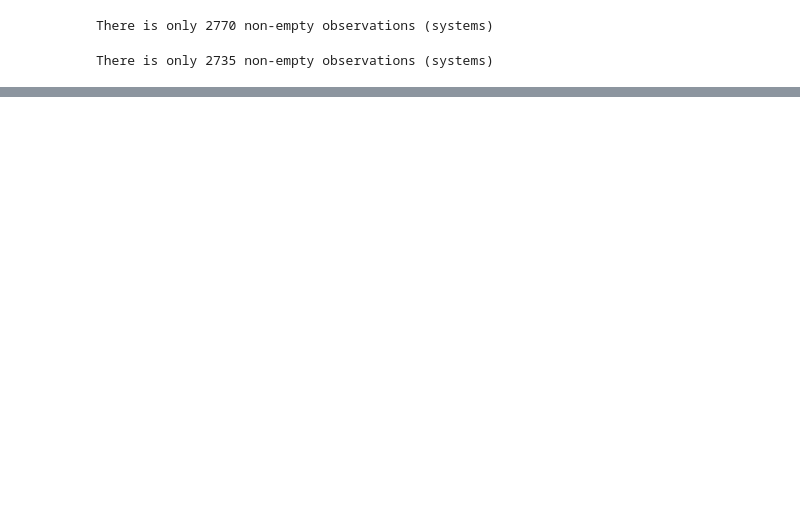
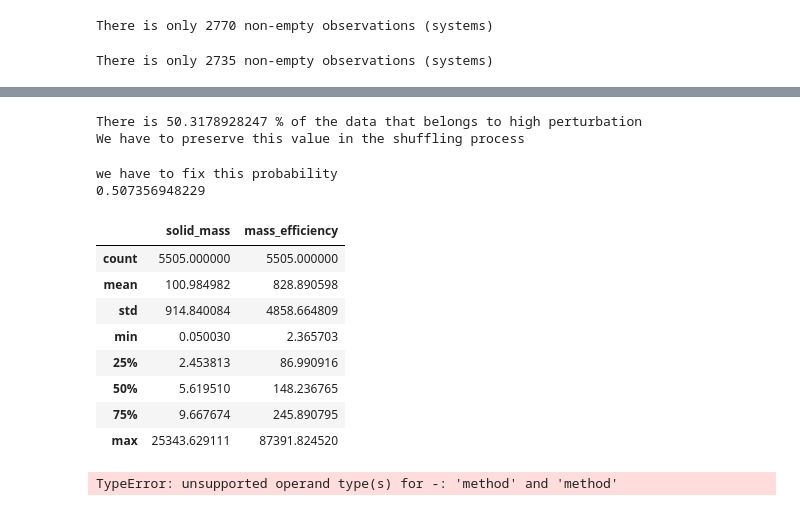
Before and after one commit to cebasfu93/planetaryFormation, a Jupyter notebook: dataExploration.ipynb, the cells around one changed output, grey strips where cells are left out. Saved outputs shown, nothing was run; the diff lists cells and outputs as text; code cells hidden in the pictures; blank space fills up the shorter version.

```diff
--- a/dataExploration.ipynb
+++ b/dataExploration.ipynb
@@ -133,0 +151,39 @@ from sklearn import preprocessing
+# %%
+size_total_data = X_high['it'].count() + X_low['it'].count()
+high_percentage = X_high['it'].count()*100/size_total_data
+print('There is '+str(high_percentage)+' % of the data that belongs to high perturbation')
+print('We have to preserve this value in the shuffling process')
+# %% [output]
+There is 50.3178928247 % of the data that belongs to high perturbation
+We have to preserve this value in the shuffling process
+# %%
+import numpy as np
+Y_join = Y_high.append(Y_low)
+Y_join.reset_index()
+Y_join['Group'] = np.random.randint(0,2,size_total_data)
+print('we have to fix this probability')
+print(sum(Y_join['Group'] == 1)/size_total_data)
+Y_join.replace([1,0],['High','Low'],inplace='true')
+Y_join.describe()
+# %% [output]
+we have to fix this probability
+0.507356948229
+|  | solid_mass | mass_efficiency |
+| count | 5505.000000 | 5505.000000 |
+| mean | 100.984982 | 828.890598 |
+| std | 914.840084 | 4858.664809 |
+| min | 0.050030 | 2.365703 |
+| 25% | 2.453813 | 86.990916 |
+| 50% | 5.619510 | 148.236765 |
+| 75% | 9.667674 | 245.890795 |
+| max | 25343.629111 | 87391.824520 |
+# %%
+N = 1000
+for i in range(0,N):
+    Y_join['Group'] = np.random.randint(0,2,size_total_data)
+    Y_join.replace([1,0],['High','Low'],inplace='true')
+    planets_mean[i] = Y_join['num_planets'][Y_join['Group']=='High'].mean - Y_join['num_planets'][Y_join['Group']=='Low'].mean
+    mass_mean[i] = Y_join['solid_mass'][Y_join['Group']=='High'].mean - Y_join['solid_mass'][Y_join['Group']=='Low'].mean
+    efficiency_mean[i] = Y_join['mass_efficiency'][Y_join['Group']=='High'].mean - Y_join['mass_efficiency'][Y_join['Group']=='Low'].mean
+# %% [output]
+TypeError: unsupported operand type(s) for -: 'method' and 'method'
```
Also changed, not shown: parts of 9 cells of this notebook.
